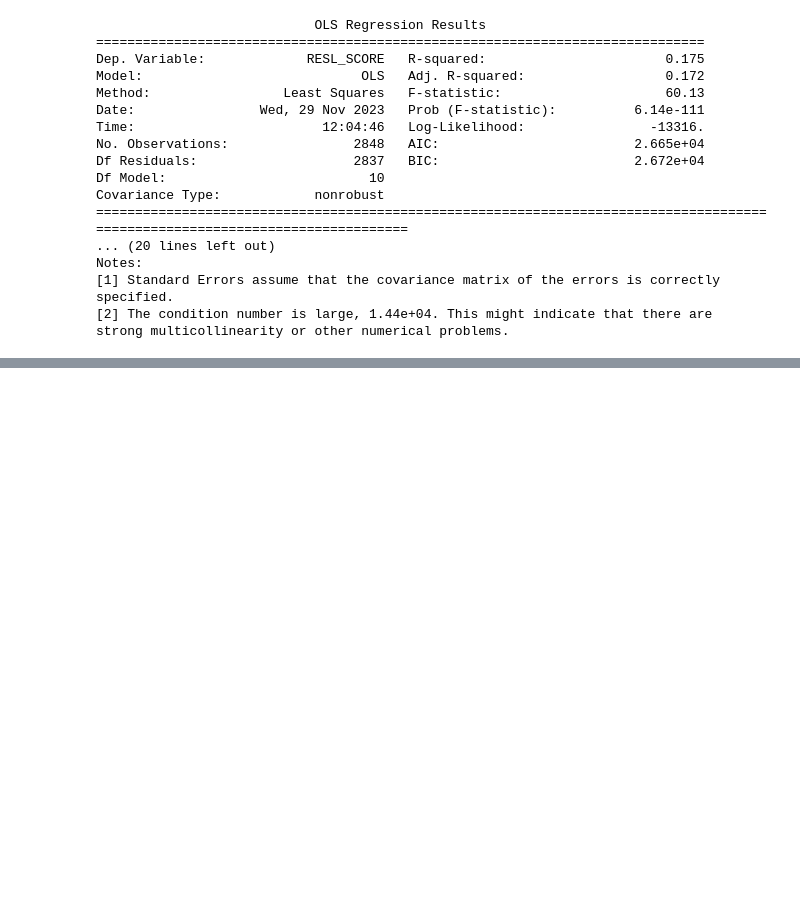
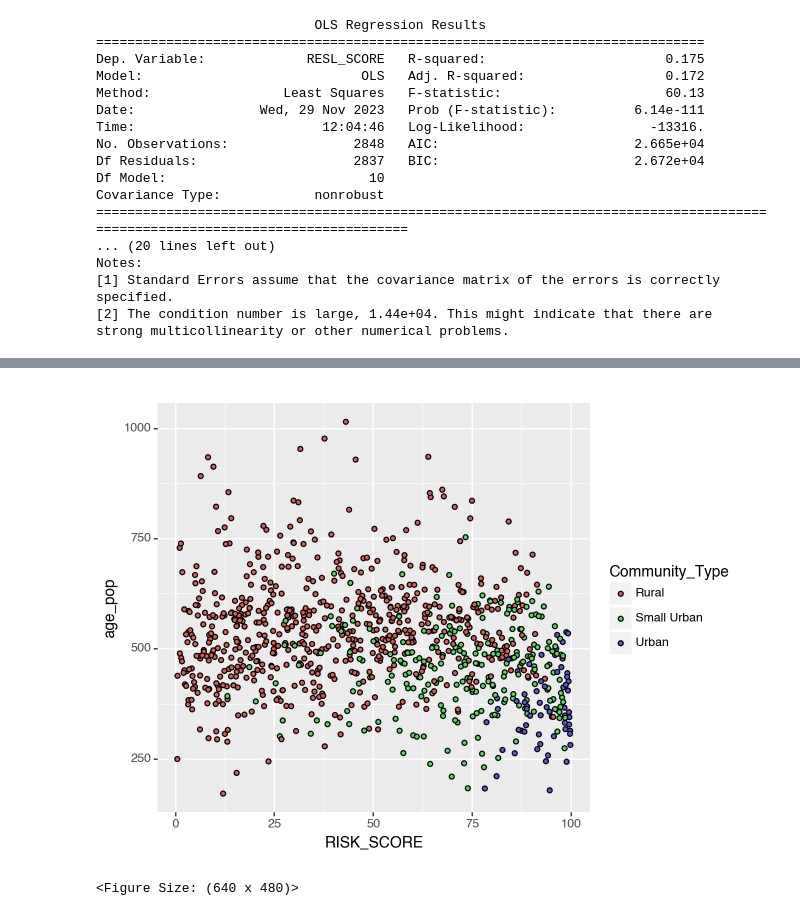
Before and after one commit to bridey397/PPOL5203_FinalProject, a Jupyter notebook: Python_code/OLS_Models.ipynb, the cells around one changed output, grey strips where cells are left out. Cells and saved outputs as stored; diff of their text form; code cells hidden in the pictures; blank space fills up the shorter version.

Commit message:
worked on more OLS models

```diff
--- a/Python_code/OLS_Models.ipynb
+++ b/Python_code/OLS_Models.ipynb
@@ -393,0 +461,2 @@ strong multicollinearity or other numerical problems.
+# %%
+Southeast_county_data['RISK_SCORE_SQ'] = Southeast_county_data['RISK_SCORE']**2
@@ -393,0 +575,4 @@ strong multicollinearity or other numerical problems.
+# %%
+se_model_ols_r_int = smf.ols(formula='Age_Adjusted_Death_Rate ~ RISK_SCORE + RISK_SCORE_SQ + Population_Density + Community_Type + RISK_SCORE*Community_Type', data=Southeast_county_data).fit()
+
+print(se_model_ols_r_int.summary())
@@ -393,0 +597,12 @@ strong multicollinearity or other numerical problems.
+# %%
+beta1pop = se_model_ols_r_int.params[-1]
+# %%
+SE = Southeast_county_data.copy()
+
+SE['age_pop'] = SE['Age_Adjusted_Death_Rate'] - (beta1pop*(SE['Population_Density'].mean()))
+
+print(SE['age_pop'].head())
+print(SE['Age_Adjusted_Death_Rate'].head())
+beta1pop * SE['Population_Density'].mean()
+
+SE.head()
@@ -393,0 +629,5 @@ strong multicollinearity or other numerical problems.
+# %%
+(ggplot(SE) + aes(x = 'RISK_SCORE', y = 'age_pop', fill = "Community_Type") + geom_point())
+# %% [output]
+[figure, added]
+<Figure Size: (640 x 480)>
```
Also changed, not shown: parts of 21 cells of this notebook, 3 other files.
